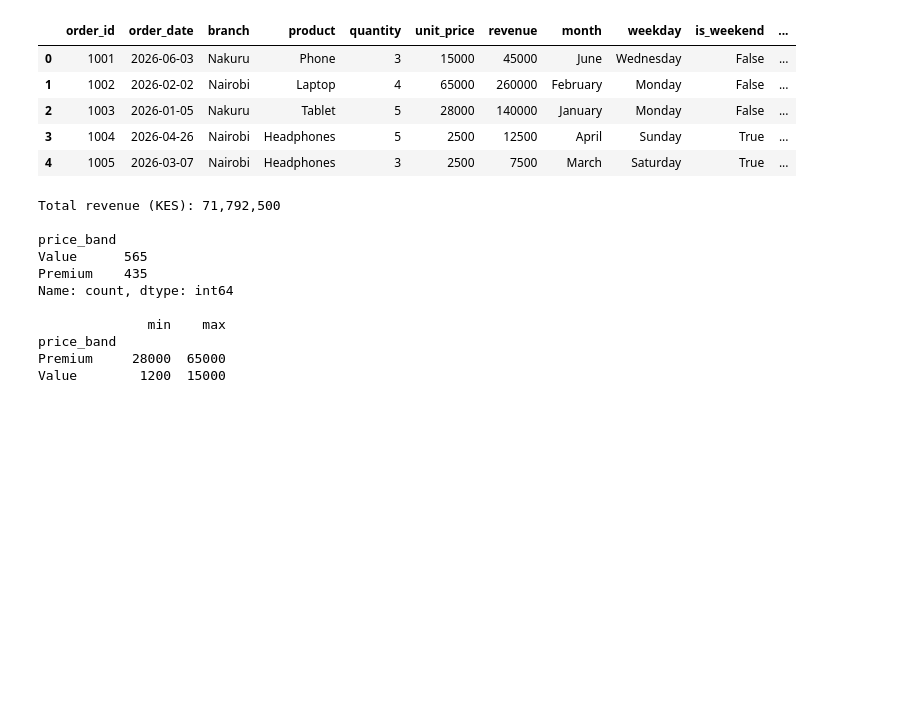
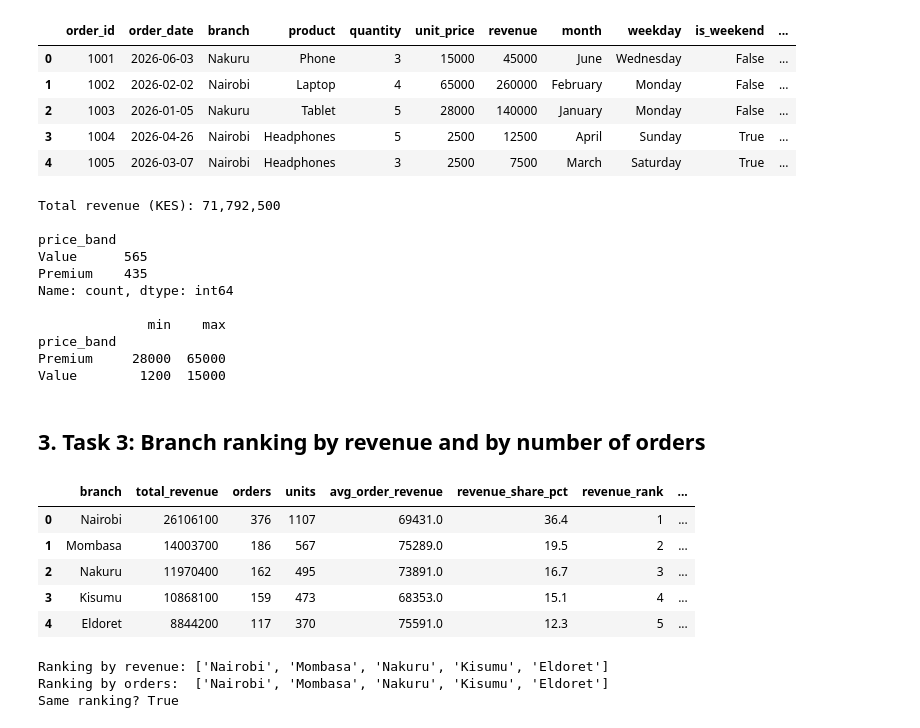
Before and after one commit to erickodiwuor014-max/plp-da-a3-duka-sales-and-agent-cleanup, a Jupyter notebook: duka_sales_exploration.ipynb, the cells around one changed output. Cells and saved outputs as stored; diff of their text form; code cells hidden in the pictures; blank space fills up the shorter version.

```diff
--- a/duka_sales_exploration.ipynb
+++ b/duka_sales_exploration.ipynb
@@ -159,3 +159,35 @@ Name: count, dtype: int64
 price_band
 Premium     28000  65000
 Value        1200  15000
+# %% [markdown]
+## 3. Task 3: Branch ranking by revenue and by number of orders
+# %%
+branch = df.groupby("branch").agg(
+    total_revenue=("revenue", "sum"),
+    orders=("order_id", "count"),
+    units=("quantity", "sum"),
+).reset_index()
+
+branch["avg_order_revenue"] = (branch["total_revenue"] / branch["orders"]).round(0)
+branch["revenue_share_pct"] = (branch["total_revenue"] / branch["total_revenue"].sum() * 100).round(1)
+branch["revenue_rank"] = branch["total_revenue"].rank(ascending=False, method="min").astype(int)
+branch["orders_rank"] = branch["orders"].rank(ascending=False, method="min").astype(int)
+
+branch = branch.sort_values("revenue_rank").reset_index(drop=True)
+display(branch)
+
+by_rev = branch.sort_values("total_revenue", ascending=False)["branch"].tolist()
+by_orders = branch.sort_values("orders", ascending=False)["branch"].tolist()
+print("Ranking by revenue:", by_rev)
+print("Ranking by orders: ", by_orders)
+print("Same ranking?", by_rev == by_orders)
+# %% [output]
+|  | branch | total_revenue | orders | units | avg_order_revenue | revenue_share_pct | revenue_rank | ... |
+| 0 | Nairobi | 26106100 | 376 | 1107 | 69431.0 | 36.4 | 1 | ... |
+| 1 | Mombasa | 14003700 | 186 | 567 | 75289.0 | 19.5 | 2 | ... |
+| 2 | Nakuru | 11970400 | 162 | 495 | 73891.0 | 16.7 | 3 | ... |
+| 3 | Kisumu | 10868100 | 159 | 473 | 68353.0 | 15.1 | 4 | ... |
+| 4 | Eldoret | 8844200 | 117 | 370 | 75591.0 | 12.3 | 5 | ... |
+Ranking by revenue: ['Nairobi', 'Mombasa', 'Nakuru', 'Kisumu', 'Eldoret']
+Ranking by orders:  ['Nairobi', 'Mombasa', 'Nakuru', 'Kisumu', 'Eldoret']
+Same ranking? True
```
Also changed, not shown: parts of 15 cells of this notebook.
